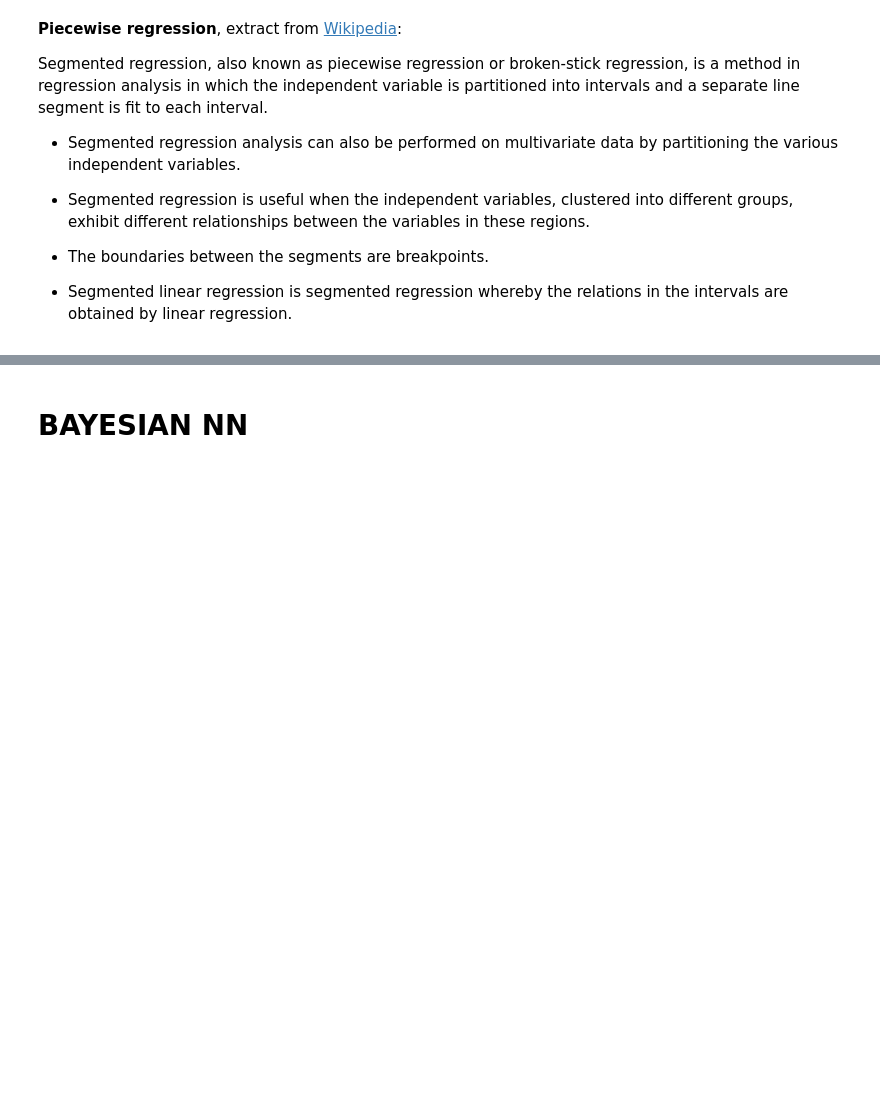
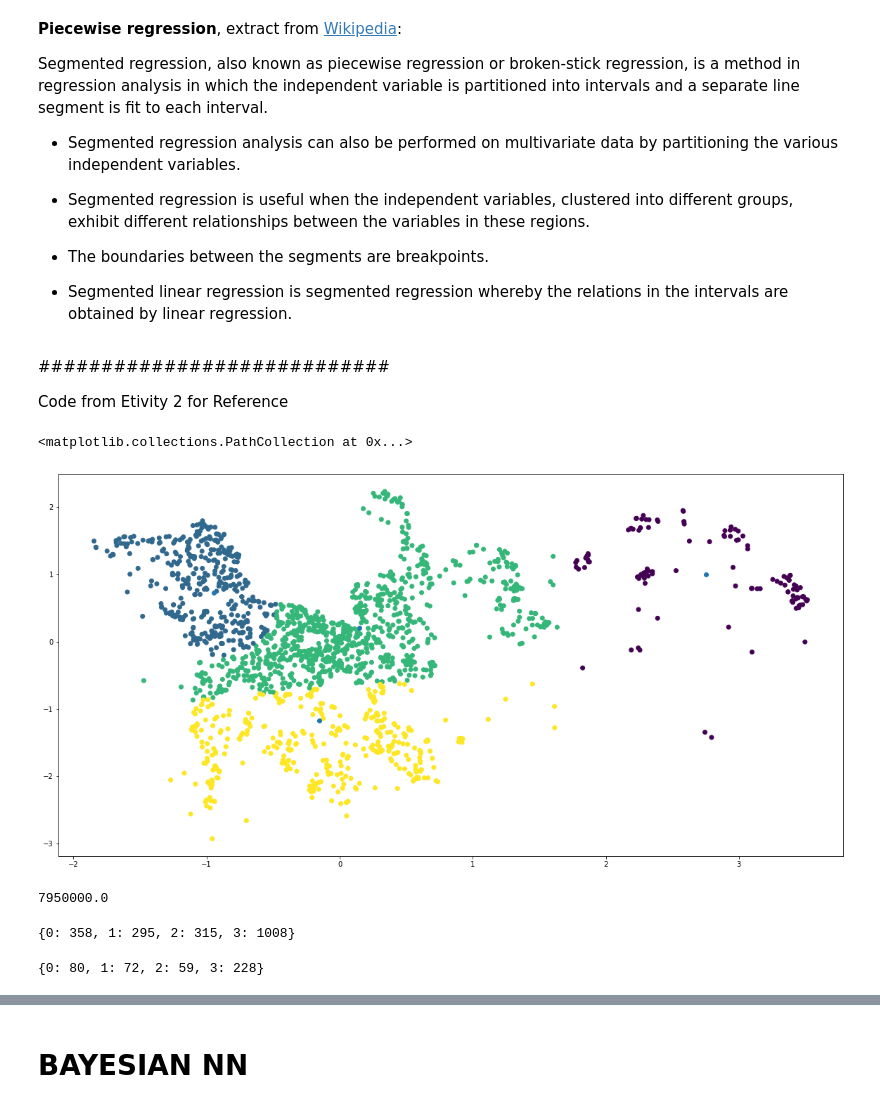
Before and after one commit to barrytl/ET5003_SEM1_2021-2, a Jupyter notebook: Week-5/ET5003_KaggleCompetition.ipynb, the cells around one changed output, grey strips where cells are left out. Cells and saved outputs as stored; diff of their text form; code cells hidden in the pictures; blank space fills up the shorter version.

```diff
--- a/Week-5/ET5003_KaggleCompetition.ipynb
+++ b/Week-5/ET5003_KaggleCompetition.ipynb
@@ -836,3 +856,46 @@ multivariate data by partitioning the various independent variables.
 * The boundaries between the segments are breakpoints.
 
 * Segmented linear regression is segmented regression whereby the relations in the intervals are obtained by linear regression.
+# %% [markdown]
+############################
+
+Code from Etivity 2 for Reference
+# %%
+# training gaussian mixture model
+from sklearn.mixture import GaussianMixture
+
+gmm = GaussianMixture(n_components=4)
+# clustering by features longitude and latitude
+ind=[3,4]
+X_ind = np.vstack([Xn_train[:,ind],Xn_test[:,ind]])
+# Gaussian Mixture
+gmm.fit(X_ind)
+
+labels = gmm.fit_predict(X_ind)
+
+# plot blue dots
+plt.figure(figsize=(20,10))
+plt.scatter(X_ind[:,0],X_ind[:,1],c=labels)
+# centroids:  orange dots
+plt.scatter(gmm.means_[:,0],gmm.means_[:,1])
+# %% [output]
+<matplotlib.collections.PathCollection at 0x...>
+[figure, added]
+# %%
+np.max(ys_train)
+# %% [output]
+7950000.0
+# %%
+# train clusters
+clusters_train = gmm.predict(Xn_train[:,ind])
+unique_train, counts_train = np.unique(clusters_train, return_counts=True)
+dict(zip(unique_train, counts_train))
+# %% [output]
+{0: 358, 1: 295, 2: 315, 3: 1008}
+# %%
+# test clusters
+clusters_test = gmm.predict(Xn_test[:,ind])
+unique_test, counts_test = np.unique(clusters_test, return_counts=True)
+dict(zip(unique_test, counts_test))
+# %% [output]
+{0: 80, 1: 72, 2: 59, 3: 228}
```
Also changed, not shown: parts of 32 cells of this notebook.
